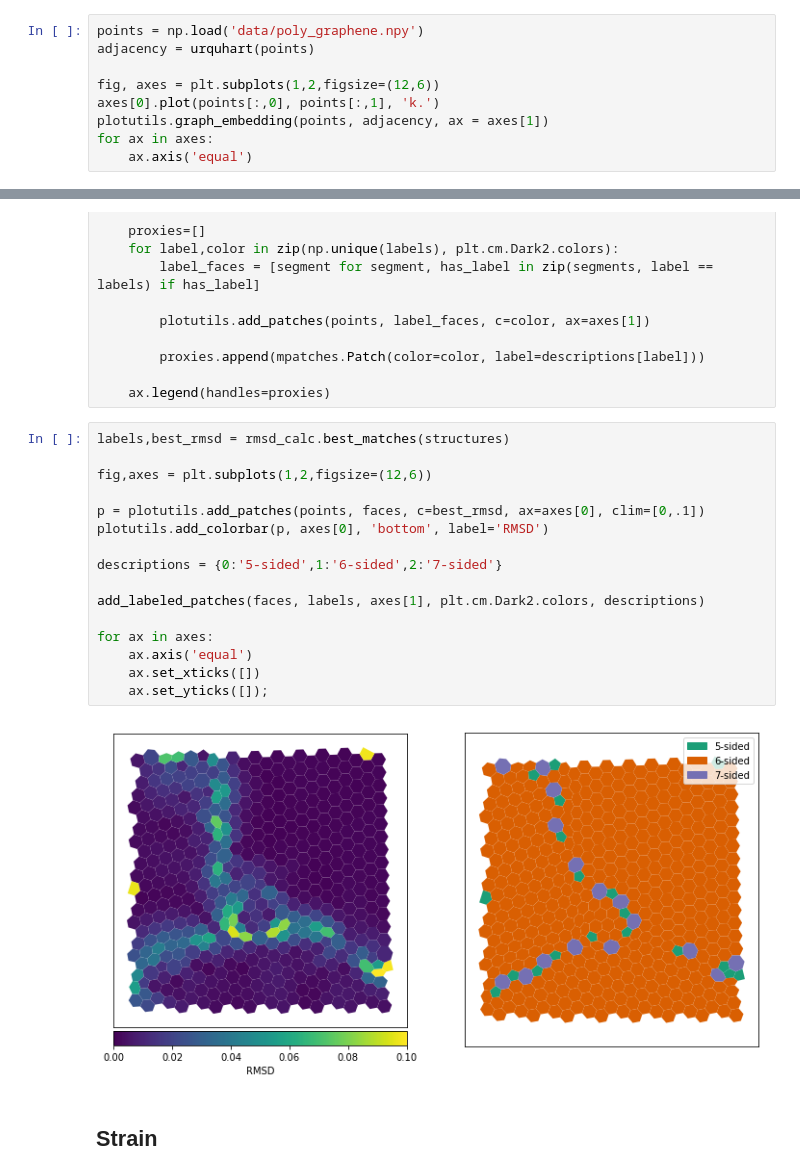
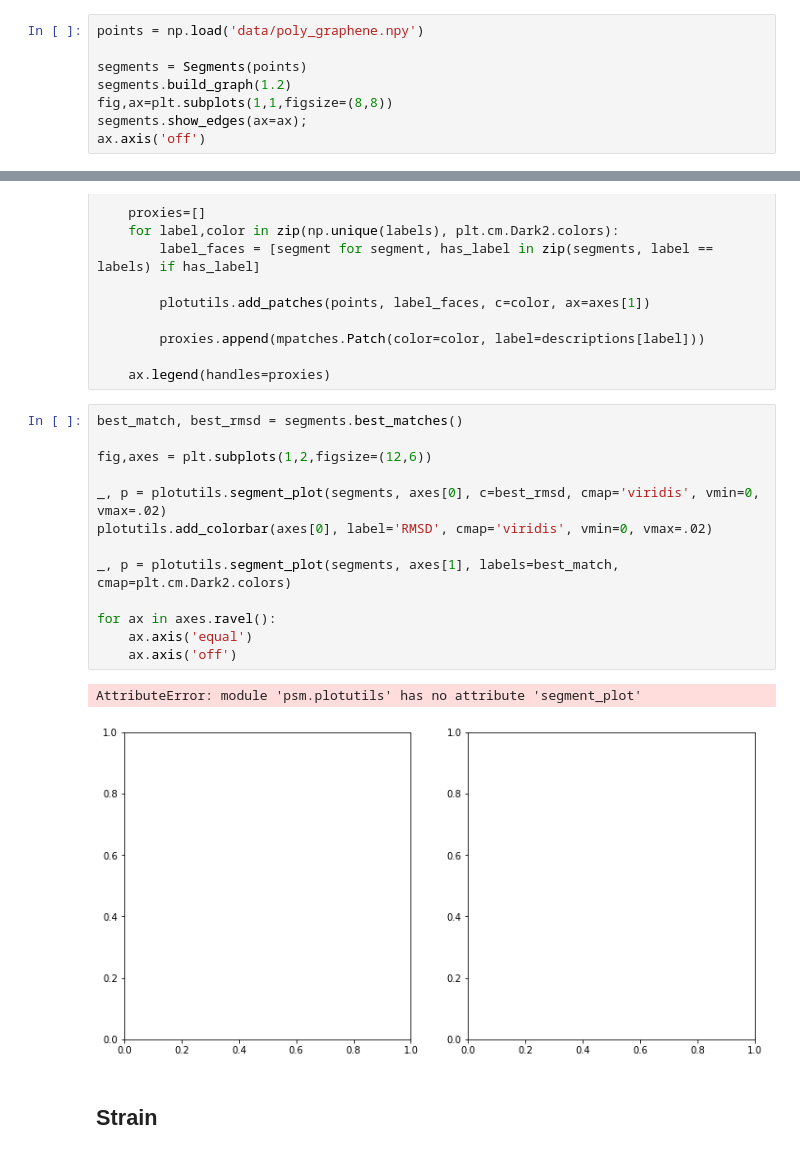
Before and after one commit to jacobjma/point-segment-matching, a Jupyter notebook: notebooks/poly_graphene_faces.ipynb, the cells around one changed output, grey strips where cells are left out. Drawn from its saved outputs; the diff is of its cells as text.

```diff
--- a/notebooks/poly_graphene_faces.ipynb
+++ b/notebooks/poly_graphene_faces.ipynb
@@ -22,11 +16,10 @@ The autoreload extension is already loaded. To reload it, use:
 ## Sample Structure
 # %%
 points = np.load('data/poly_graphene.npy')
-adjacency = urquhart(points)
 
-fig, axes = plt.subplots(1,2,figsize=(12,6))
-axes[0].plot(points[:,0], points[:,1], 'k.')
-plotutils.graph_embedding(points, adjacency, ax = axes[1])
-for ax in axes:
-    ax.axis('equal')
+segments = Segments(points)
+segments.build_graph(1.2)
+fig,ax=plt.subplots(1,1,figsize=(8,8))
+segments.show_edges(ax=ax);
+ax.axis('off')
 # %% [output]
@@ -78,23 +111,21 @@ def add_labeled_patches(segments, labels, ax, colors, descriptions=None):
 
     ax.legend(handles=proxies)
 # %%
-labels,best_rmsd = rmsd_calc.best_matches(structures)
+best_match, best_rmsd = segments.best_matches()
 
 fig,axes = plt.subplots(1,2,figsize=(12,6))
 
-p = plotutils.add_patches(points, faces, c=best_rmsd, ax=axes[0], clim=[0,.1])
-plotutils.add_colorbar(p, axes[0], 'bottom', label='RMSD')
+_, p = plotutils.segment_plot(segments, axes[0], c=best_rmsd, cmap='viridis', vmin=0, vmax=.02)
+plotutils.add_colorbar(axes[0], label='RMSD', cmap='viridis', vmin=0, vmax=.02)
 
-descriptions = {0:'5-sided',1:'6-sided',2:'7-sided'}
+_, p = plotutils.segment_plot(segments, axes[1], labels=best_match, cmap=plt.cm.Dark2.colors)
 
-add_labeled_patches(faces, labels, axes[1], plt.cm.Dark2.colors, descriptions)
-
-for ax in axes:
+for ax in axes.ravel():
     ax.axis('equal')
-    ax.set_xticks([])
-    ax.set_yticks([]);
+    ax.axis('off')
 # %% [output]
+AttributeError: module 'psm.plotutils' has no attribute 'segment_plot'
-[figure, old version]
+[figure, new version]
 # %% [markdown]
 ## Strain
 # %%
```
Also changed, not shown: parts of 10 cells of this notebook, 58 other files.
